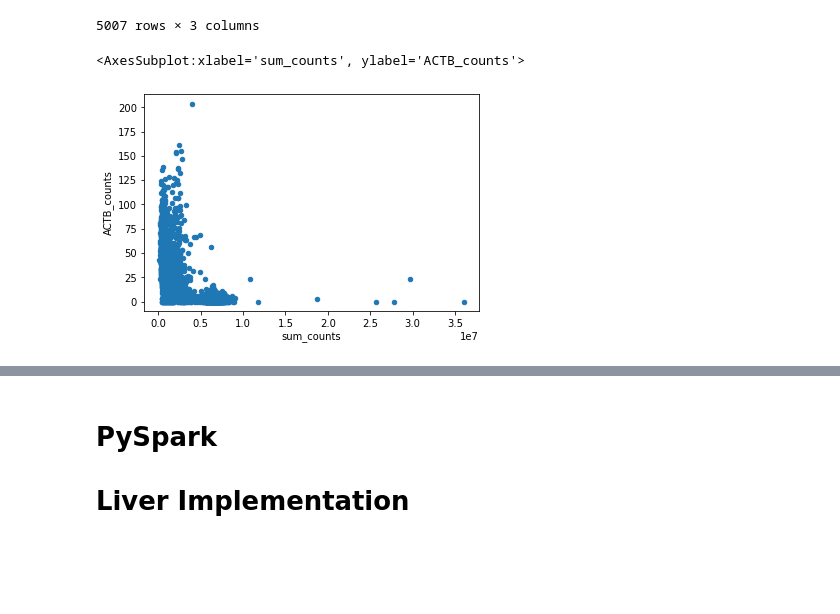
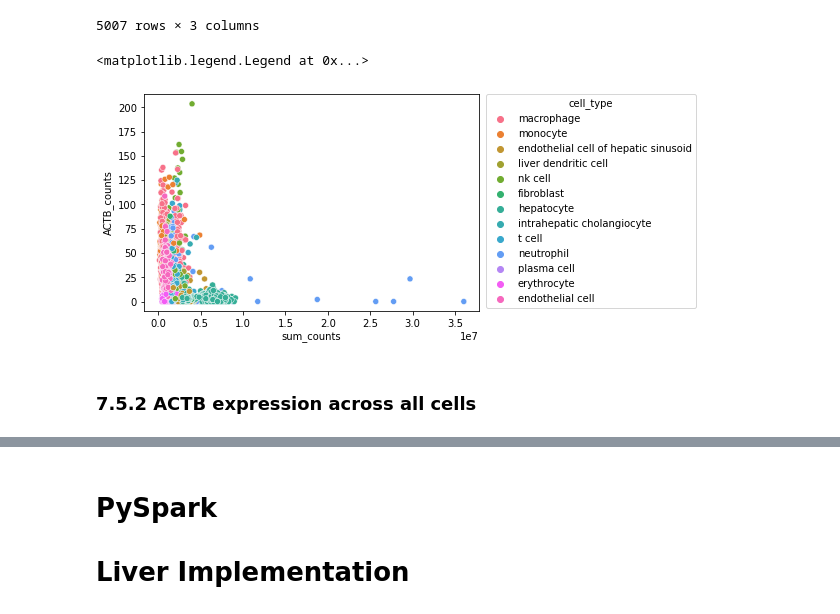
Before and after one commit to opentargets/baseline-expression, a Jupyter notebook: Tabula Sapiens Pipeline v2.ipynb, the cells around one changed output, grey strips where cells are left out. Saved outputs shown, nothing was run; the diff lists cells and outputs as text; code cells hidden in the pictures; blank space fills up the shorter version.

```diff
--- a/Tabula Sapiens Pipeline v2.ipynb
+++ b/Tabula Sapiens Pipeline v2.ipynb
@@ -962,8 +1074,14 @@ merged_df
 | TTTGTTGAGGACTGGT_TSP14_Liver_NA_1... | 16.099371 | 3.158456e+06 | nk cell |
 | TTTGTTGGTTGCAAGG_TSP14_Liver_NA_1... | 0.000000 | 6.987439e+06 | hepatocyte |
 5007 rows × 3 columns
-# %%
-merged_ACTB_sum_counts_df.plot.scatter(x = 'sum_counts', y = 'ACTB_counts')
-# %% [output]
-<AxesSubplot:xlabel='sum_counts', ylabel='ACTB_counts'>
-[figure, removed]
+# %%
+import seaborn as sns
+import matplotlib.pyplot as plt
+
+sns.scatterplot(data = merged_df, x = 'sum_counts', y = 'ACTB_counts', hue = 'cell_type')
+plt.legend(bbox_to_anchor = (1.02, 1), loc = 'upper left', borderaxespad = 0, title = 'cell_type')
+# %% [output]
+<matplotlib.legend.Legend at 0x...>
+[figure, added]
+# %% [markdown]
+### 7.5.2 ACTB expression across all cells
```
Also changed, not shown: parts of 73 cells of this notebook.
